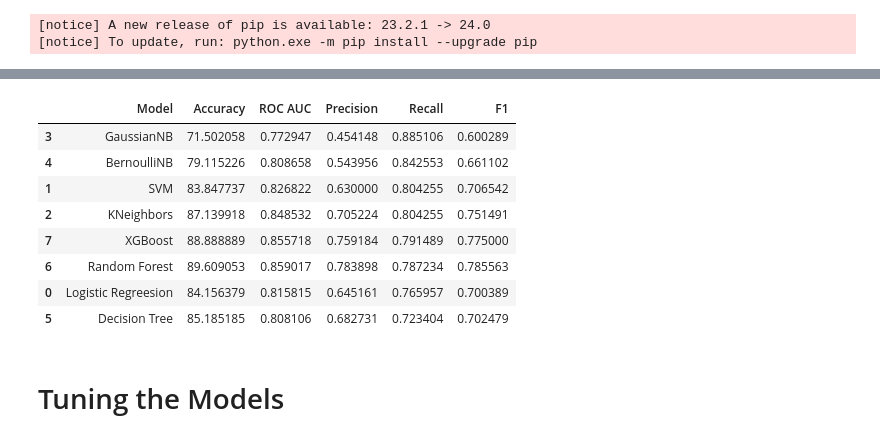
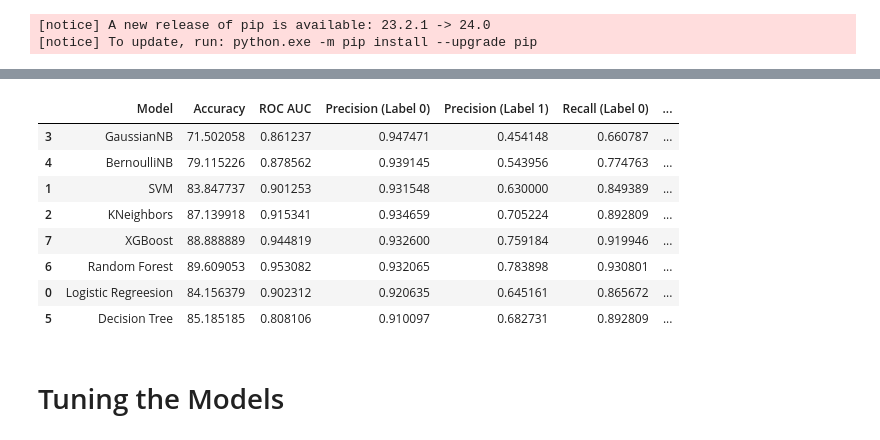
Before and after one commit to hoandkjxhbfhk/stroke-predict, a Jupyter notebook: model.ipynb, the cells around one changed output, grey strips where cells are left out. Saved outputs shown, nothing was run; the diff lists cells and outputs as text; code cells hidden in the pictures.

```diff
--- a/model.ipynb
+++ b/model.ipynb
@@ -601,6 +605,9 @@ F1: 0.78
 -----------------------------------
 # %%
-df = pd.DataFrame(lst_1, columns= ['Model', 'Accuracy', 'ROC AUC', 'Precision', 'Recall', 'F1'])
+df = pd.DataFrame(lst_1, columns=['Model', 'Accuracy', 'ROC AUC',
+                                  'Precision (Label 0)', 'Precision (Label 1)',
+                                  'Recall (Label 0)', 'Recall (Label 1)',
+                                  'F1 (Label 0)', 'F1 (Label 1)'])
 # %%
 df.iloc[0]
 # %% [output]
@@ -683,17 +714,17 @@ F1               0.775
 Name: 7, dtype: object
 # %%
-df.sort_values(by= ['Recall'], inplace= True, ascending= False)
+df.sort_values(by= ['Recall (Label 1)'], inplace= True, ascending= False)
 df
 # %% [output]
-|  | Model | Accuracy | ROC AUC | Precision | Recall | F1 |
-| 3 | GaussianNB | 71.502058 | 0.772947 | 0.454148 | 0.885106 | 0.600289 |
-| 4 | BernoulliNB | 79.115226 | 0.808658 | 0.543956 | 0.842553 | 0.661102 |
-| 1 | SVM | 83.847737 | 0.826822 | 0.630000 | 0.804255 | 0.706542 |
-| 2 | KNeighbors | 87.139918 | 0.848532 | 0.705224 | 0.804255 | 0.751491 |
-| 7 | XGBoost | 88.888889 | 0.855718 | 0.759184 | 0.791489 | 0.775000 |
-| 6 | Random Forest | 89.609053 | 0.859017 | 0.783898 | 0.787234 | 0.785563 |
-| 0 | Logistic Regreesion | 84.156379 | 0.815815 | 0.645161 | 0.765957 | 0.700389 |
-| 5 | Decision Tree | 85.185185 | 0.808106 | 0.682731 | 0.723404 | 0.702479 |
+|  | Model | Accuracy | ROC AUC | Precision (Label 0) | Precision (Label 1) | Recall (Label 0) | ... |
+| 3 | GaussianNB | 71.502058 | 0.861237 | 0.947471 | 0.454148 | 0.660787 | ... |
+| 4 | BernoulliNB | 79.115226 | 0.878562 | 0.939145 | 0.543956 | 0.774763 | ... |
+| 1 | SVM | 83.847737 | 0.901253 | 0.931548 | 0.630000 | 0.849389 | ... |
+| 2 | KNeighbors | 87.139918 | 0.915341 | 0.934659 | 0.705224 | 0.892809 | ... |
+| 7 | XGBoost | 88.888889 | 0.944819 | 0.932600 | 0.759184 | 0.919946 | ... |
+| 6 | Random Forest | 89.609053 | 0.953082 | 0.932065 | 0.783898 | 0.930801 | ... |
+| 0 | Logistic Regreesion | 84.156379 | 0.902312 | 0.920635 | 0.645161 | 0.865672 | ... |
+| 5 | Decision Tree | 85.185185 | 0.808106 | 0.910097 | 0.682731 | 0.892809 | ... |
 # %% [markdown]
 # Tuning the Models <a id="10"></a>
 # %%
```
Also changed, not shown: parts of 11 cells of this notebook.
